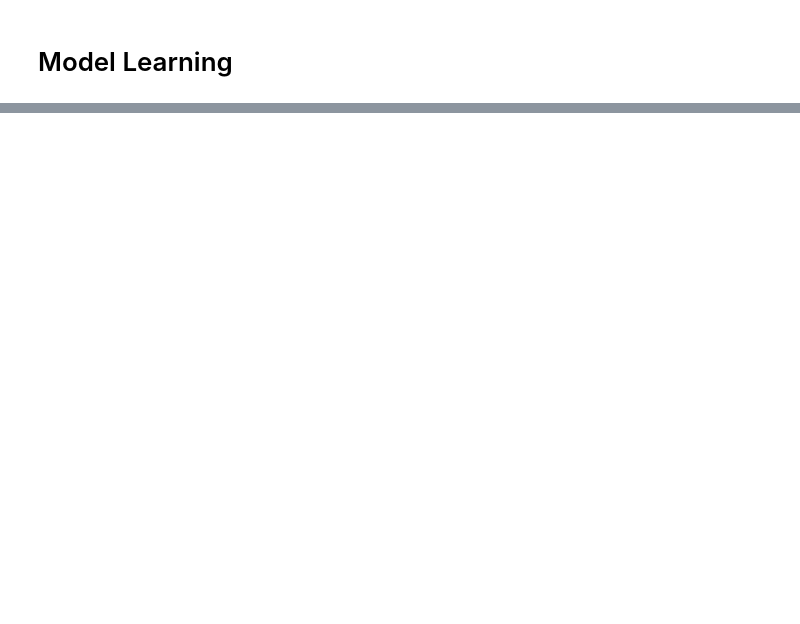
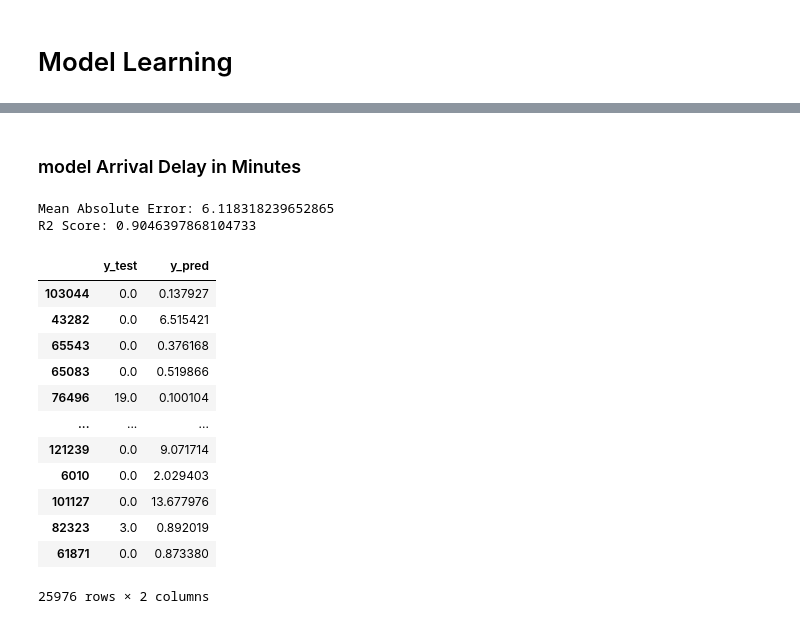
Before and after one commit to little-duck-vie/ltxldl-hoc-lam-giau, a Jupyter notebook: Code_python.ipynb, the cells around one changed output, grey strips where cells are left out. Saved outputs shown, nothing was run; the diff lists cells and outputs as text; code cells hidden in the pictures; blank space fills up the shorter version.

```diff
--- a/Code_python.ipynb
+++ b/Code_python.ipynb
@@ -619,0 +603,39 @@ pre = recall_score(y_test, y_pre)
+# %% [markdown]
+### model Arrival Delay in Minutes
+# %%
+# Chọn các đặc trưng và nhãn
+X1 = data_frame[['Departure Delay in Minutes', 'Flight Distance', 'Type of Travel', 'Class']]
+y1 = data_frame['Arrival Delay in Minutes']
+
+# One-Hot Encoding cho các cột phân loại
+X1 = pd.get_dummies(X1, columns=['Type of Travel', 'Class'])
+
+# Chia tập dữ liệu
+X1_train, X1_test, y1_train, y1_test = train_test_split(X1, y1, test_size=0.2, random_state=42)
+
+# Huấn luyện mô hình Random Forest
+model = RandomForestRegressor(n_estimators=100, random_state=42)
+model.fit(X1_train, y1_train)
+
+# Dự đoán và đánh giá
+y1_pred = model.predict(X_test)
+print("Mean Absolute Error:", mean_absolute_error(y1_test, y1_pred))
+print("R2 Score:", r2_score(y1_test, y1_pred))
+df_1 = pd.DataFrame({'y_test': y1_test, 'y_pred': y1_pred})
+df_1
+# %% [output]
+Mean Absolute Error: 6.118318239652865
+R2 Score: 0.9046397868104733
+|  | y_test | y_pred |
+| 103044 | 0.0 | 0.137927 |
+| 43282 | 0.0 | 6.515421 |
+| 65543 | 0.0 | 0.376168 |
+| 65083 | 0.0 | 0.519866 |
+| 76496 | 19.0 | 0.100104 |
+| ... | ... | ... |
+| 121239 | 0.0 | 9.071714 |
+| 6010 | 0.0 | 2.029403 |
+| 101127 | 0.0 | 13.677976 |
+| 82323 | 3.0 | 0.892019 |
+| 61871 | 0.0 | 0.873380 |
+25976 rows × 2 columns
```
Also changed, not shown: parts of 29 cells of this notebook.
